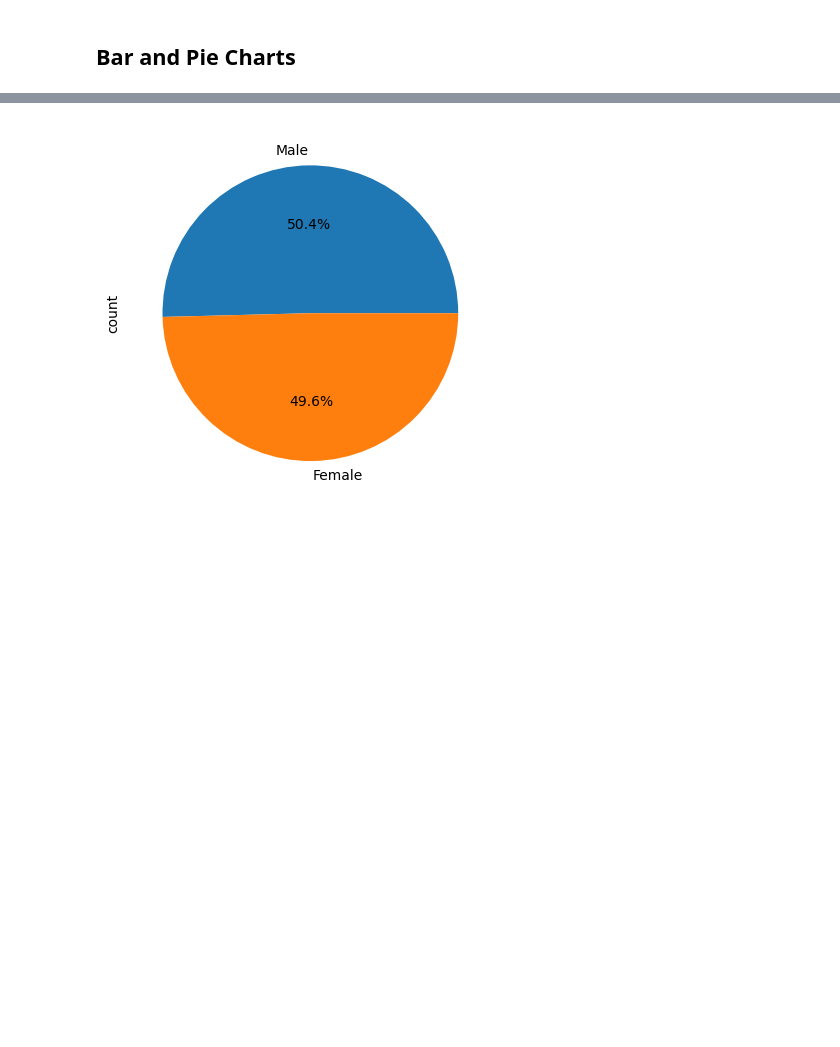
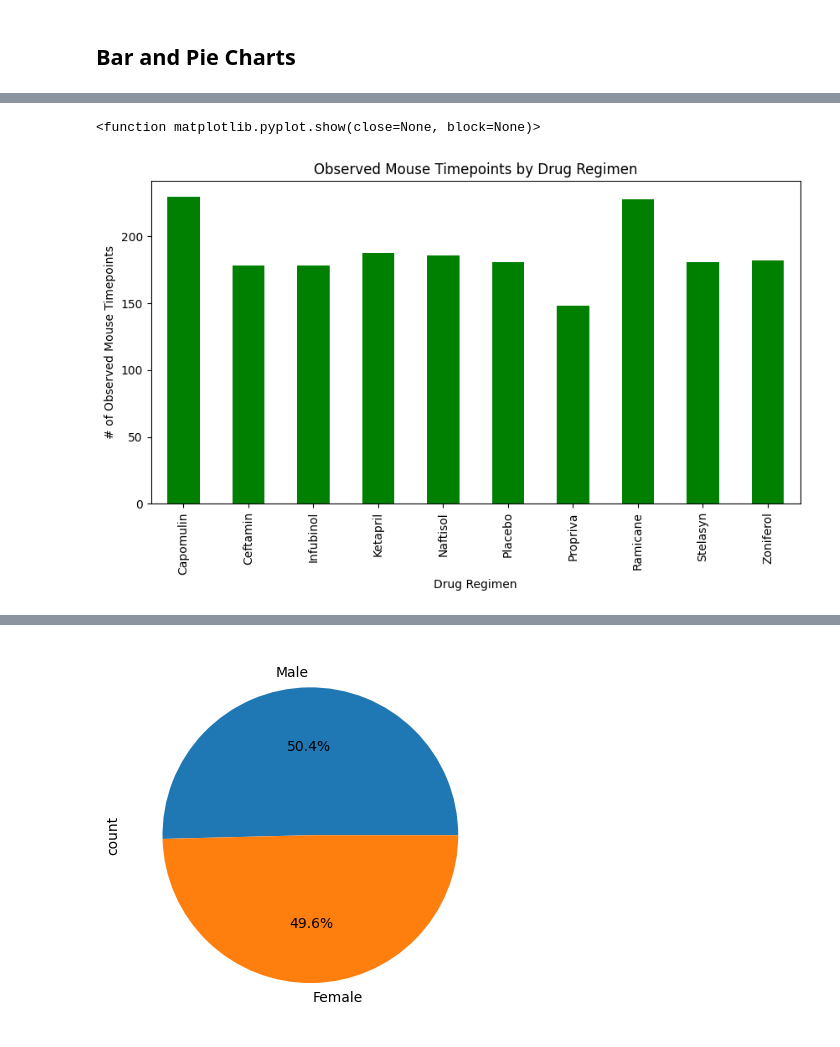
Before and after one commit to arkhanks/Pymaceuticals_Challenge_5, a Jupyter notebook: pymaceuticals_code.ipynb, the cells around one changed output, grey strips where cells are left out. Saved outputs shown, nothing was run; the diff lists cells and outputs as text; code cells hidden in the pictures; blank space fills up the shorter version.

```diff
--- a/pymaceuticals_code.ipynb
+++ b/pymaceuticals_code.ipynb
@@ -213,0 +232,24 @@ Tumor Volume (mm3)
+# %%
+# Generate a bar plot showing the total number of rows (Mouse ID/Timepoints) for each drug regimen using Pandas.
+
+# Determine the number of rows per drug regimen
+
+regimen_counts = clean_study_info_df.groupby('Drug Regimen')['Timepoint'].count()
+
+# Generate the bar plot
+
+regimen_counts.plot(kind = 'bar',
+                    figsize = (10,5),
+                    rot = 90,
+                    color = 'green',
+                    xlabel = 'Drug Regimen',
+                    ylabel = '# of Observed Mouse Timepoints',
+                    title = 'Observed Mouse Timepoints by Drug Regimen'
+                    )
+
+plt.tight_layout
+
+plt.show
+# %% [output]
+<function matplotlib.pyplot.show(close=None, block=None)>
+[figure, added]
```
Also changed, not shown: parts of 7 cells of this notebook.
